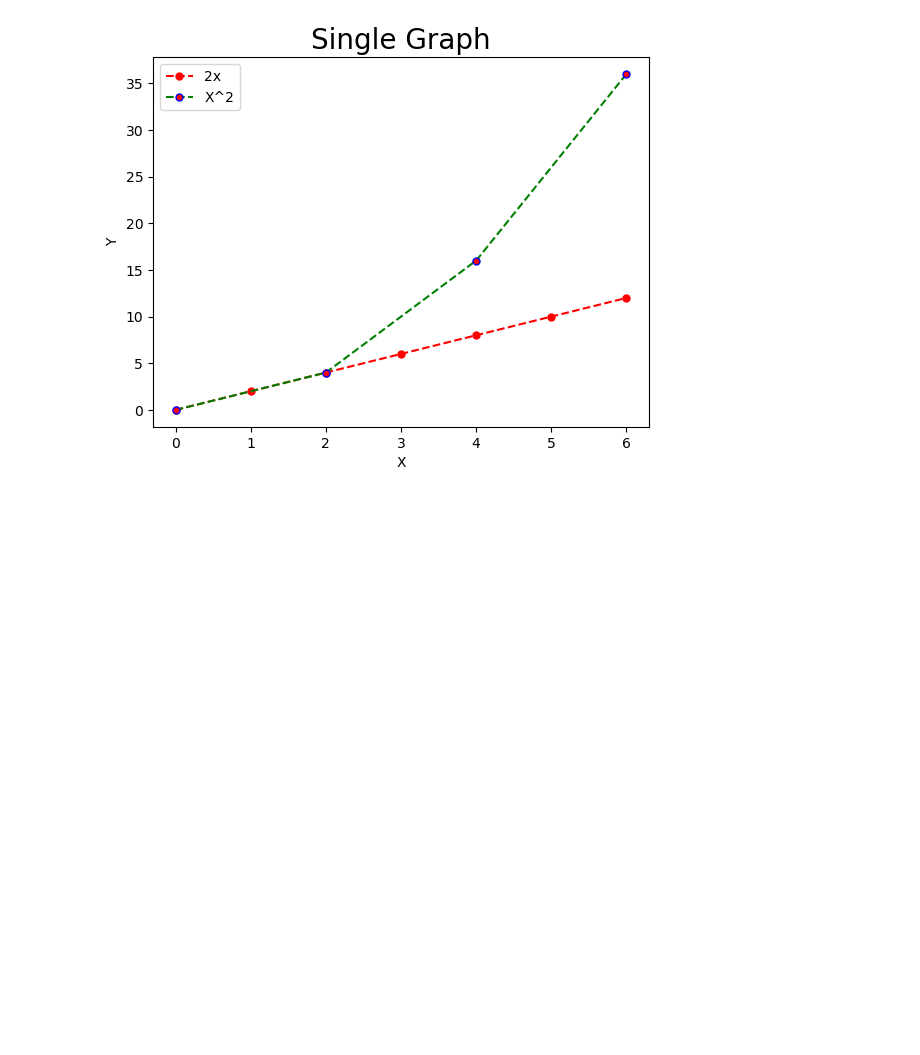
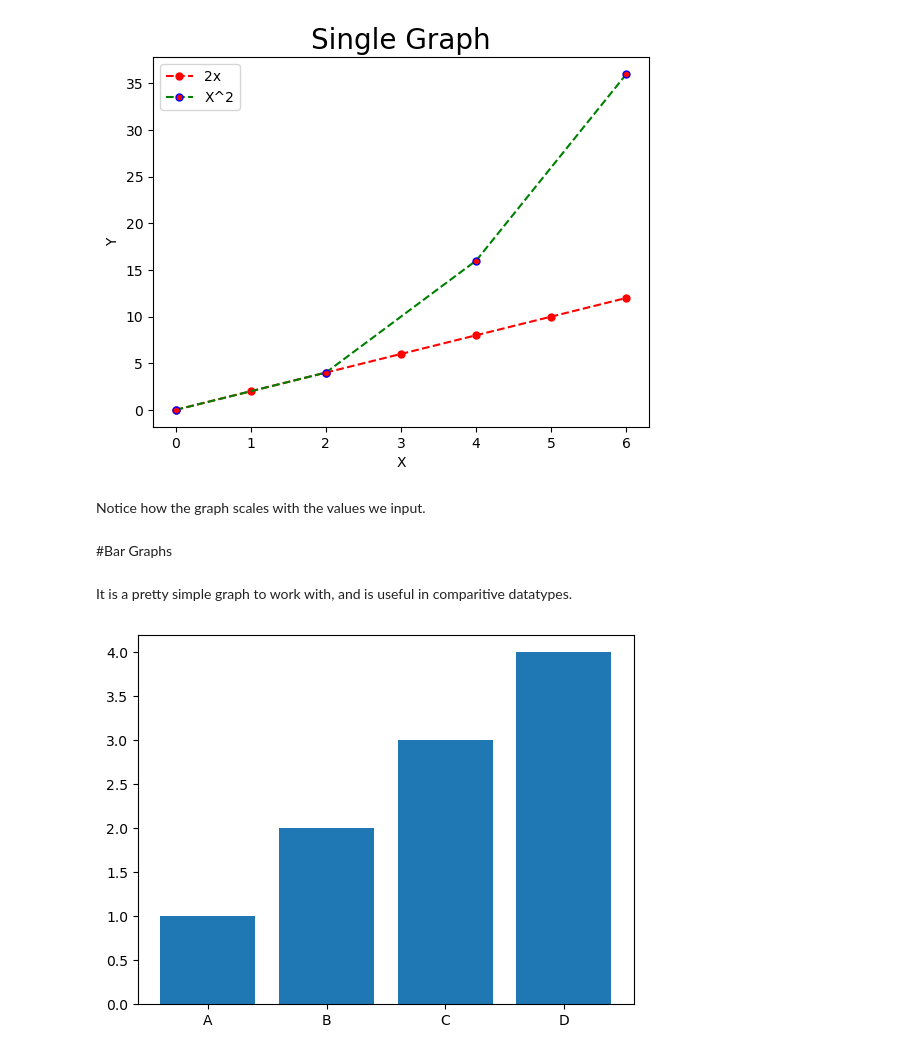
Before and after one commit to codeefy/Python-For-Data-Science, a Jupyter notebook: Matplotlib.ipynb, the cells around one changed output. Cells and saved outputs as stored; diff of their text form; code cells hidden in the pictures; blank space fills up the shorter version.

Commit message:
plotting the bar graph

```diff
--- a/Matplotlib.ipynb
+++ b/Matplotlib.ipynb
@@ -112,3 +112,20 @@ findfont: Font family 'Roboto' not found.
 findfont: Font family 'Roboto' not found.
 findfont: Font family 'Roboto' not found.
 [figure]
+# %% [markdown]
+Notice how the graph scales with the values we input.
+# %% [markdown]
+#Bar Graphs
+# %% [markdown]
+
+It is a pretty simple graph to work with, and is useful in comparitive datatypes.
+# %%
+#initialising a bar graph
+
+x = np.array(["A", "B", "C", "D"])
+y = np.array([1, 2, 3, 4])
+
+plt.bar(x,y)
+plt.show()
+# %% [output]
+[figure, added]
```
